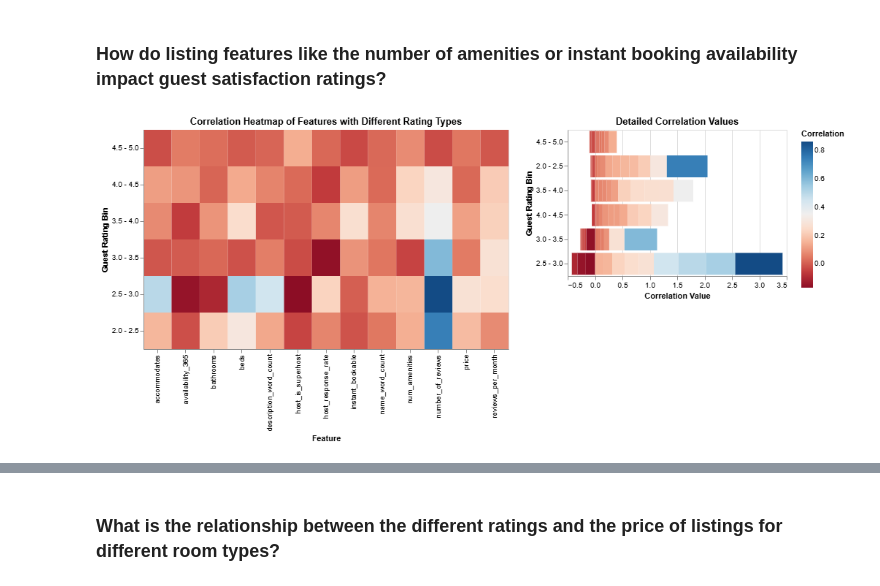
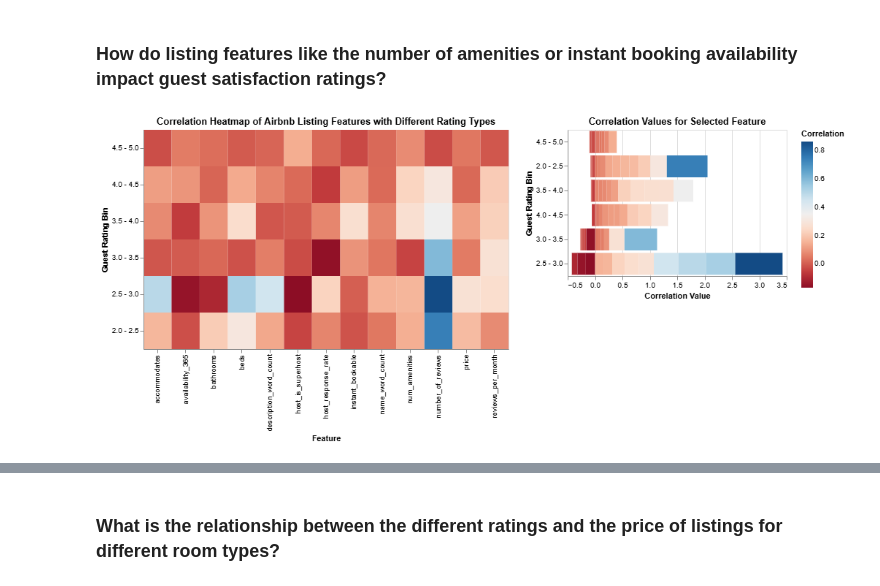
Before and after one commit to erhanjaved/airbnb, a Jupyter notebook: analysis/Carol/analysis2.ipynb, the cells around one changed output, grey strips where cells are left out. Saved outputs shown, nothing was run; the diff lists cells and outputs as text; code cells hidden in the pictures.

```diff
--- a/analysis/Carol/analysis2.ipynb
+++ b/analysis/Carol/analysis2.ipynb
@@ -466,34 +450,34 @@ correlation_df = pd.DataFrame(correlation_data)
 dropdown = alt.binding_select(options=rating_columns, name="Rating Type: ")
 selection = alt.selection_point(fields=["rating_type"], bind=dropdown, value="review_scores_rating")
 
 # Click selection for feature details
 feature_selection = alt.selection_point(fields=["feature"])
 
 # Heatmap
 heatmap = alt.Chart(correlation_df).mark_rect().encode(
     alt.Y("rating_bin:N", title="Guest Rating Bin",
             sort=["5.0", "4.5 - 5.0", "4.0 - 4.5", "3.5 - 4.0", "3.0 - 3.5",
                   "2.5 - 3.0", "2.0 - 2.5", "1.5 - 2.0", "1.0 - 1.5", "0.5 - 1.0", "0.0 - 0.5"]),
     alt.X("feature:N", title="Feature"),
-    color=alt.Color("correlation:Q", scale=alt.Scale(scheme="redblue"), title="Correlation"),
+    color=alt.Color("correlation:Q", title="Correlation"),
     tooltip=["feature", "rating_bin", "correlation"]
 ).add_params(feature_selection).add_params(selection).transform_filter(selection).properties(
     width=500,
     height=300,
-    title="Correlation Heatmap of Features with Different Rating Types")
+    title="Correlation Heatmap of Airbnb Listing Features with Different Rating Types")
 
 # Linked Bar Chart
 detail_chart = alt.Chart(correlation_df).mark_bar().encode(
     y=alt.Y("rating_bin:N", title="Guest Rating Bin", sort="-x"),
     x=alt.X("correlation:Q", title="Correlation Value"),
     color=alt.Color("correlation:Q", scale=alt.Scale(scheme="redblue")),
     tooltip=["feature", "rating_bin", "correlation"]
 ).transform_filter(feature_selection).transform_filter(selection).properties(
     width=300,
     height=200,
-    title="Detailed Correlation Values")
+    title="Correlation Values for Selected Feature")
 
 final_chart1 = alt.hconcat(heatmap, detail_chart)
 final_chart1
 # %% [output]
-[figure, old version]
+[figure, new version]
```
Also changed, not shown: parts of 5 cells of this notebook, 4 other files.
